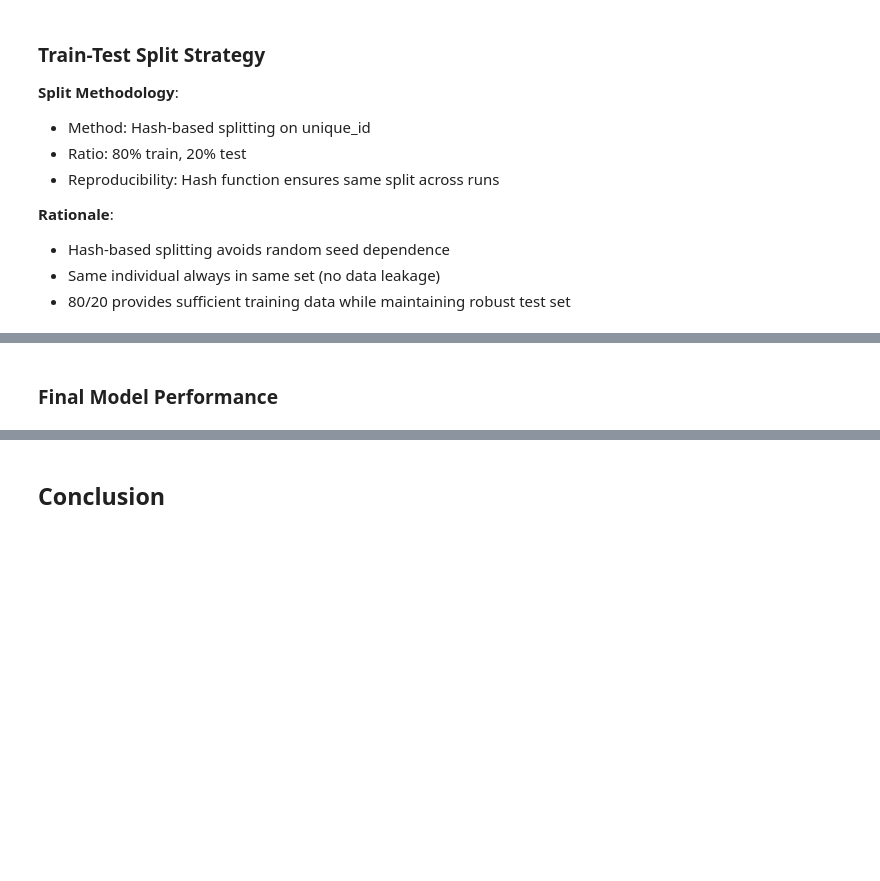
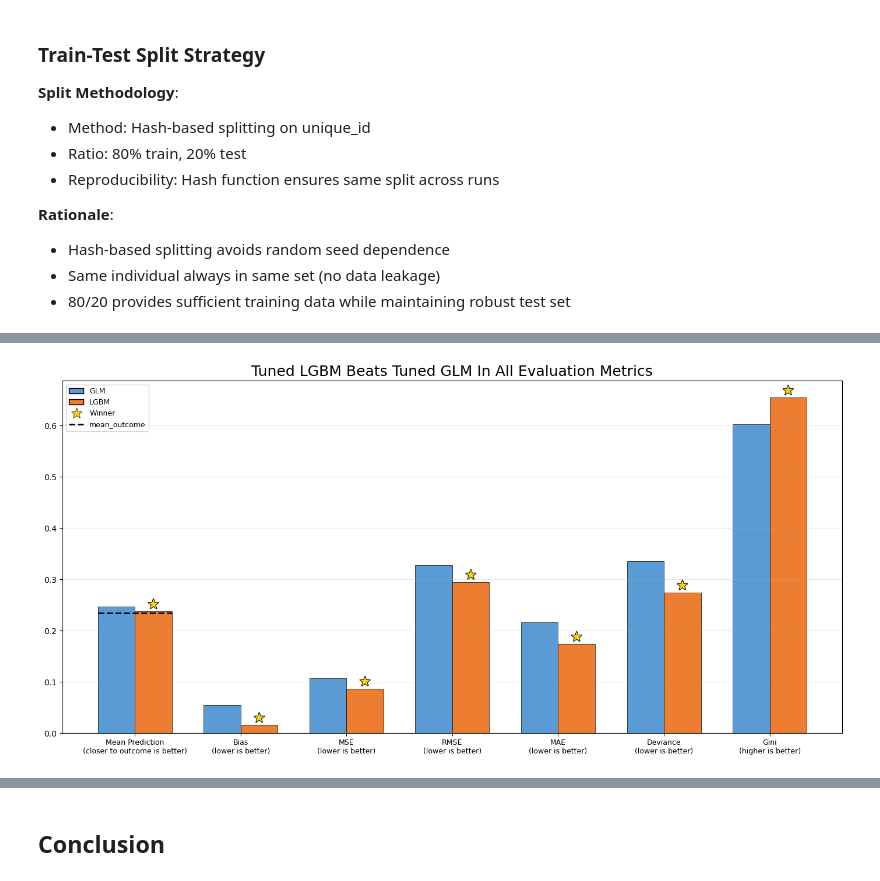
Before and after one commit to caitpj/d100_d400_income_predict, a Jupyter notebook: src/notebooks/final_report.ipynb, the cells around one changed output, grey strips where cells are left out. Cells and saved outputs as stored; diff of their text form; code cells hidden in the pictures; blank space fills up the shorter version.

```diff
--- a/src/notebooks/final_report.ipynb
+++ b/src/notebooks/final_report.ipynb
@@ -385,2 +361,6 @@ Metric Selection and Rationale:
-# %% [markdown]
-### Final Model Performance
+# %%
+from notebooks.visualisations import model_comparrison
+
+model_comparrison.model_comparrison()
+# %% [output]
+[figure, added]
```
Also changed, not shown: parts of 16 cells of this notebook, 7 other files.
